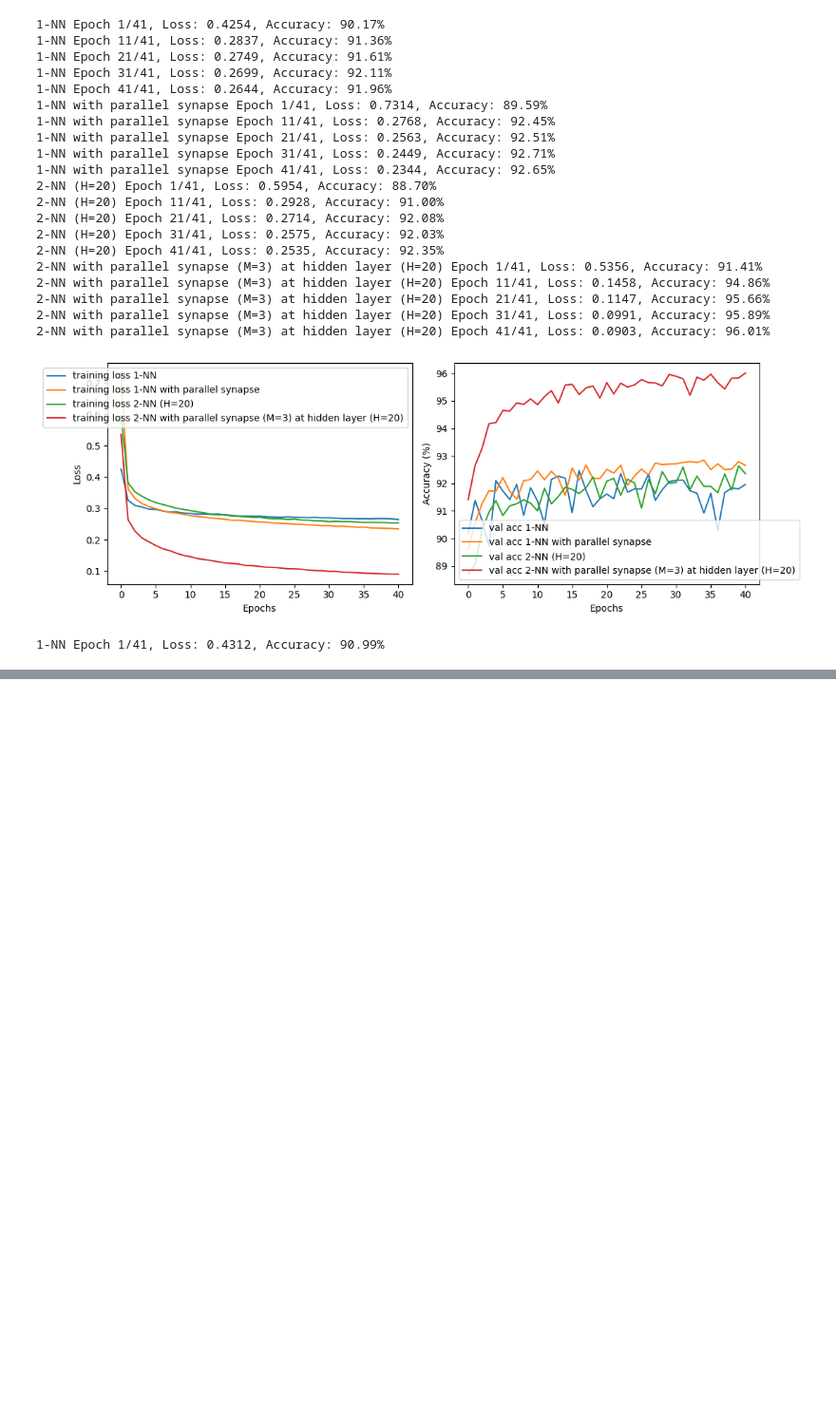
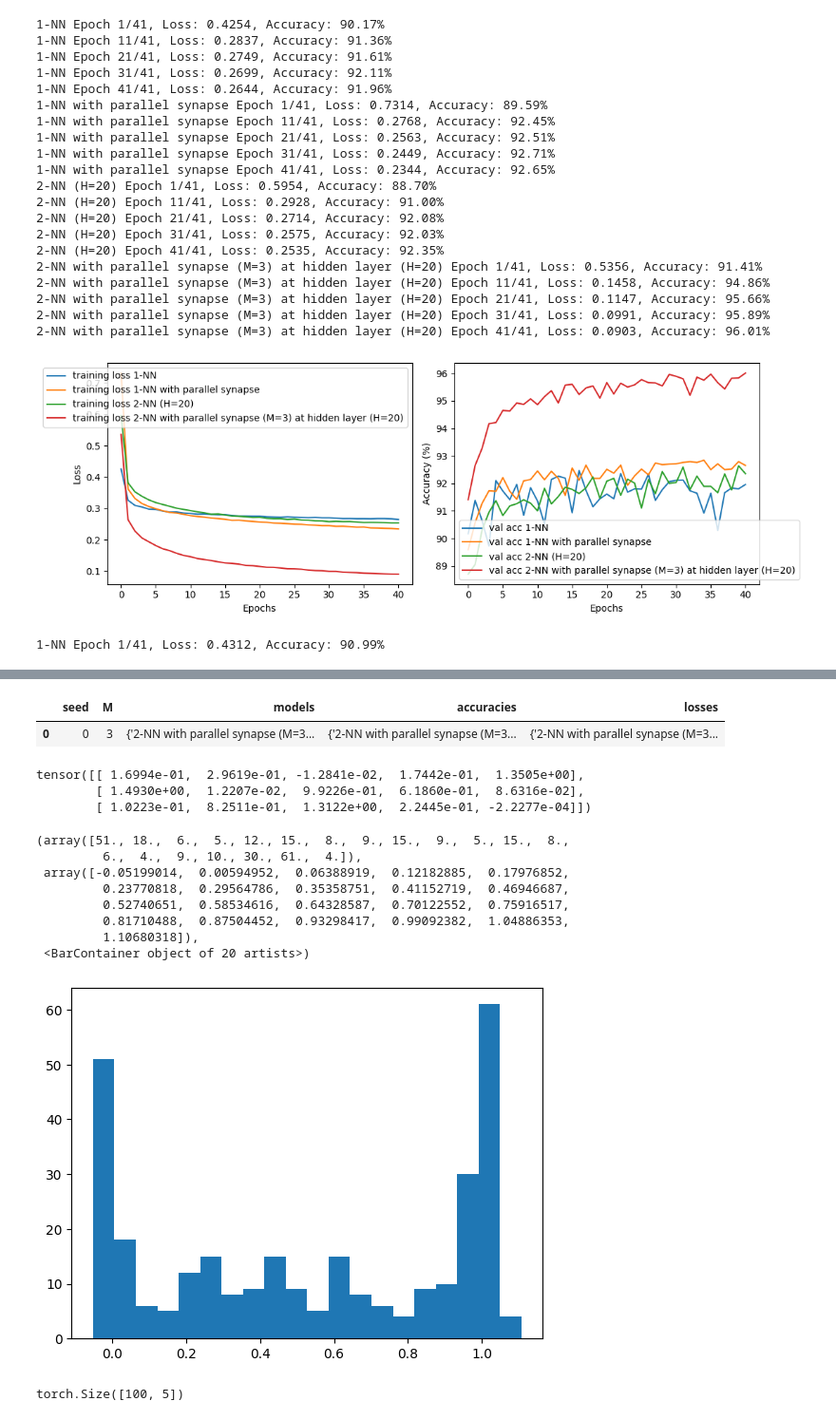
Before and after one commit to london-and-tequila/parallel_synapse_MNIST, a Jupyter notebook: 10-06-2023-Test_parallel_syn_improved_structure.ipynb, the cells around one changed output, grey strips where cells are left out. Shown at 95% size. Drawn from its saved outputs; the diff is of its cells as text; code cells hidden in the pictures; blank space fills up the shorter version.

```diff
--- a/10-06-2023-Test_parallel_syn_improved_structure.ipynb
+++ b/10-06-2023-Test_parallel_syn_improved_structure.ipynb
@@ -210,0 +246,24 @@ for i in range(5):
+# %%
+df
+# %% [output]
+|  | seed | M | models | accuracies | losses |
+| 0 | 0 | 3 | {'2-NN with parallel synapse (M=3... | {'2-NN with parallel synapse (M=3... | {'2-NN with parallel synapse (M=3... |
+# %%
+df.models[0]['2-NN with parallel synapse (M=3) at hidden layer (H=5)'].parallel_synapse.thres.data
+# %% [output]
+tensor([[ 1.6994e-01,  2.9619e-01, -1.2841e-02,  1.7442e-01,  1.3505e+00],
+        [ 1.4930e+00,  1.2207e-02,  9.9226e-01,  6.1860e-01,  8.6316e-02],
+        [ 1.0223e-01,  8.2511e-01,  1.3122e+00,  2.2445e-01, -2.2277e-04]])
+# %%
+# Plot aggregate synaptic function of parallel synapses
+plt.hist(df.models[0]['2-NN with parallel synapse (M=3) at hidden layer (H=10)'].parallel_synapse.ampli.data.cpu().numpy().flatten(), bins=20)
+# %% [output]
+(array([51., 18.,  6.,  5., 12., 15.,  8.,  9., 15.,  9.,  5., 15.,  8.,
+         6.,  4.,  9., 10., 30., 61.,  4.]),
+ array([-0.05199014,  0.00594952,  0.06388919,  0.12182885,  0.17976852,
+         0.23770818,  0.29564786,  0.35358751,  0.41152719,  0.46946687,
+         0.52740651,  0.58534616,  0.64328587,  0.70122552,  0.75916517,
+         0.81710488,  0.87504452,  0.93298417,  0.99092382,  1.04886353,
+         1.10680318]),
+ <BarContainer object of 20 artists>)
+[figure, added]
@@ -210,0 +274,4 @@ for i in range(5):
+# %%
+f(input).shape
+# %% [output]
+torch.Size([100, 5])
```
Also changed, not shown: parts of 7 cells of this notebook, 4 other files.
